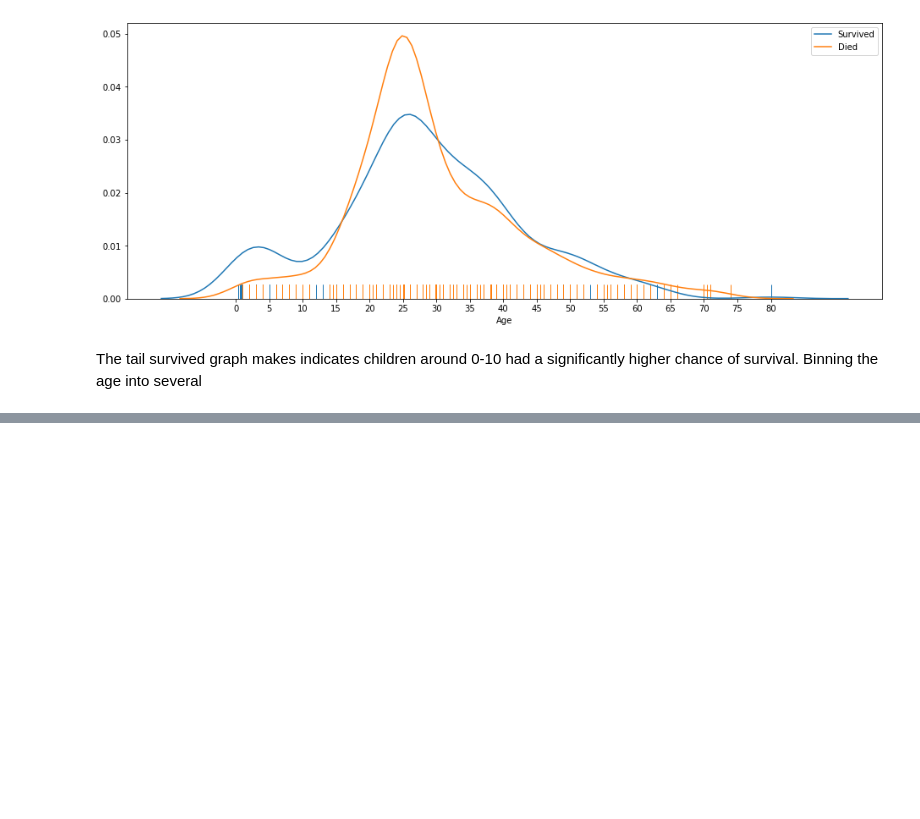
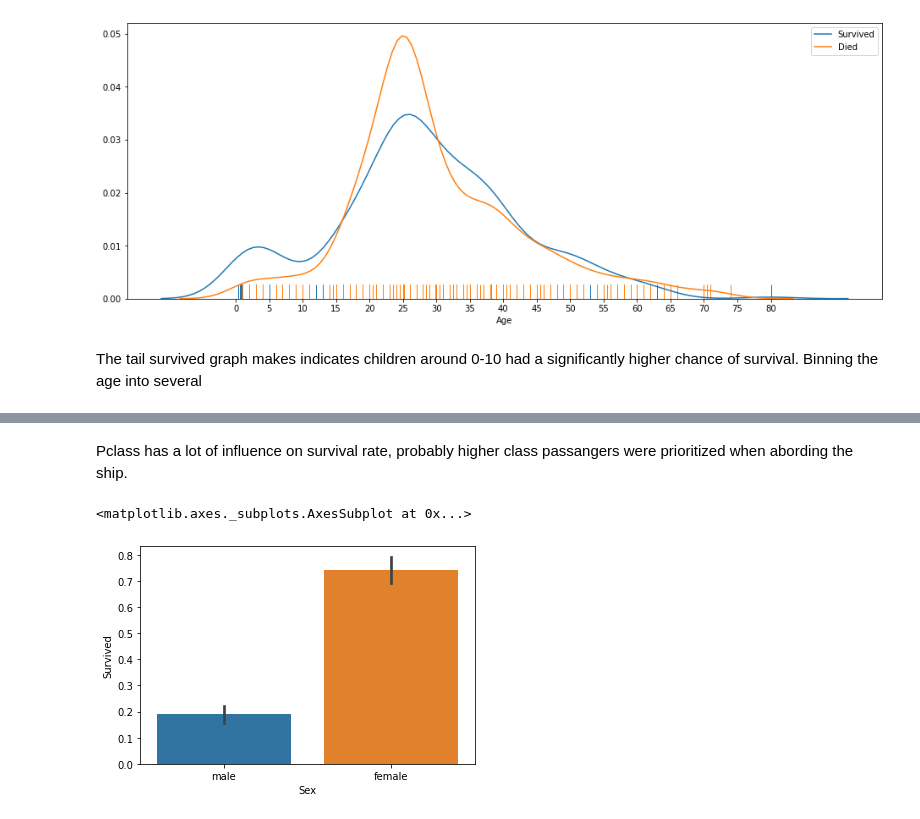
Before and after one commit to cucearda/TitanicProject, a Jupyter notebook: Titanic.ipynb, the cells around one changed output, grey strips where cells are left out. Cells and saved outputs as stored; diff of their text form; code cells hidden in the pictures; blank space fills up the shorter version.

```diff
--- a/Titanic.ipynb
+++ b/Titanic.ipynb
@@ -252,0 +263,7 @@ The tail survived graph makes indicates children around 0-10 had a significantly
+# %% [markdown]
+Pclass has a lot of influence on survival rate, probably higher class passangers were prioritized when abording the ship.
+# %%
+sns.barplot(x='Sex', y='Survived', data=data1)
+# %% [output]
+<matplotlib.axes._subplots.AxesSubplot at 0x...>
+[figure, added]
```
Also changed, not shown: parts of 14 cells of this notebook.
